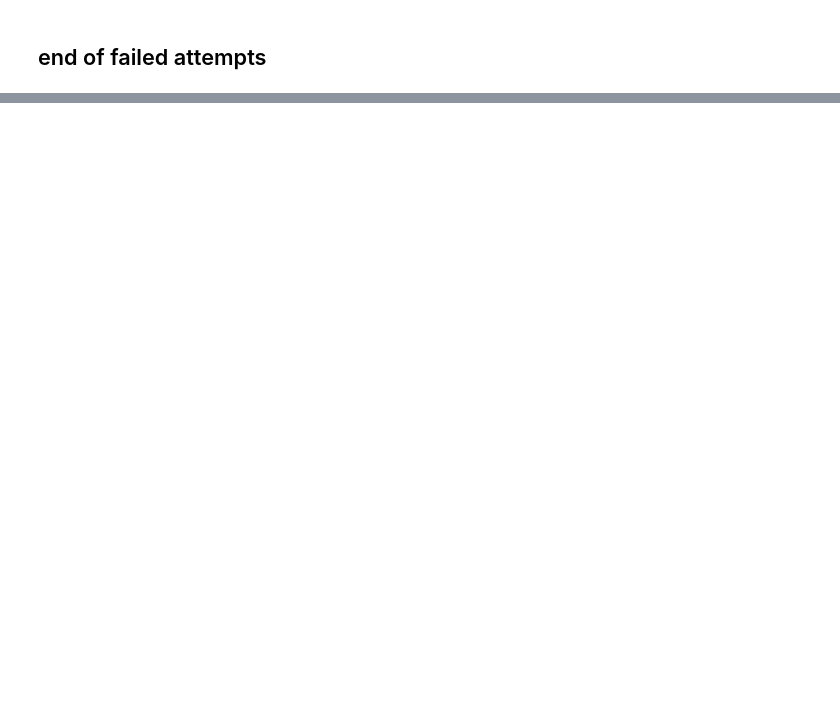
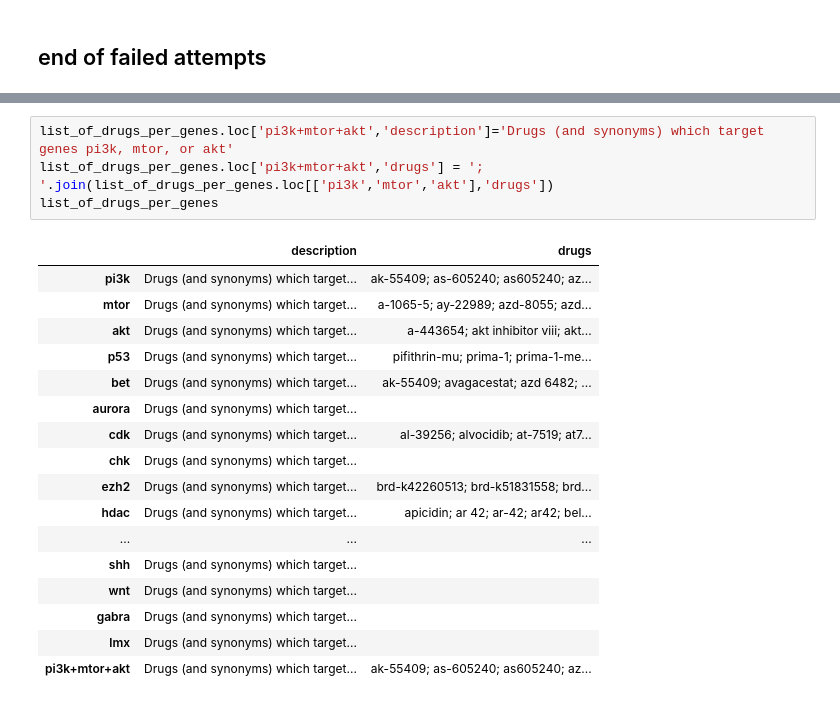
Before and after one commit to edjuaro/pdx-hts, a Jupyter notebook: Notebooks/step_5_combine_results.ipynb, the cells around one changed output, grey strips where cells are left out. Drawn from its saved outputs; the diff is of its cells as text; blank space fills up the shorter version.

```diff
--- a/Notebooks/step_5_combine_results.ipynb
+++ b/Notebooks/step_5_combine_results.ipynb
@@ -1572,0 +1735,22 @@ drugs_in_common
+# %%
+list_of_drugs_per_genes.loc['pi3k+mtor+akt','description']='Drugs (and synonyms) which target genes pi3k, mtor, or akt'
+list_of_drugs_per_genes.loc['pi3k+mtor+akt','drugs'] = '; '.join(list_of_drugs_per_genes.loc[['pi3k','mtor','akt'],'drugs'])
+list_of_drugs_per_genes
+# %% [output]
+|  | description | drugs |
+| pi3k | Drugs (and synonyms) which target... | ak-55409; as-605240; as605240; az... |
+| mtor | Drugs (and synonyms) which target... | a-1065-5; ay-22989; azd-8055; azd... |
+| akt | Drugs (and synonyms) which target... | a-443654; akt inhibitor viii; akt... |
+| p53 | Drugs (and synonyms) which target... | pifithrin-mu; prima-1; prima-1-me... |
+| bet | Drugs (and synonyms) which target... | ak-55409; avagacestat; azd 6482; ... |
+| aurora | Drugs (and synonyms) which target... |  |
+| cdk | Drugs (and synonyms) which target... | al-39256; alvocidib; at-7519; at7... |
+| chk | Drugs (and synonyms) which target... |  |
+| ezh2 | Drugs (and synonyms) which target... | brd-k42260513; brd-k51831558; brd... |
+| hdac | Drugs (and synonyms) which target... | apicidin; ar 42; ar-42; ar42; bel... |
+| ... | ... | ... |
+| shh | Drugs (and synonyms) which target... |  |
+| wnt | Drugs (and synonyms) which target... |  |
+| gabra | Drugs (and synonyms) which target... |  |
+| lmx | Drugs (and synonyms) which target... |  |
+| pi3k+mtor+akt | Drugs (and synonyms) which target... | ak-55409; as-605240; as605240; az... |
```
Also changed, not shown: parts of 36 cells of this notebook, 5 other files.
